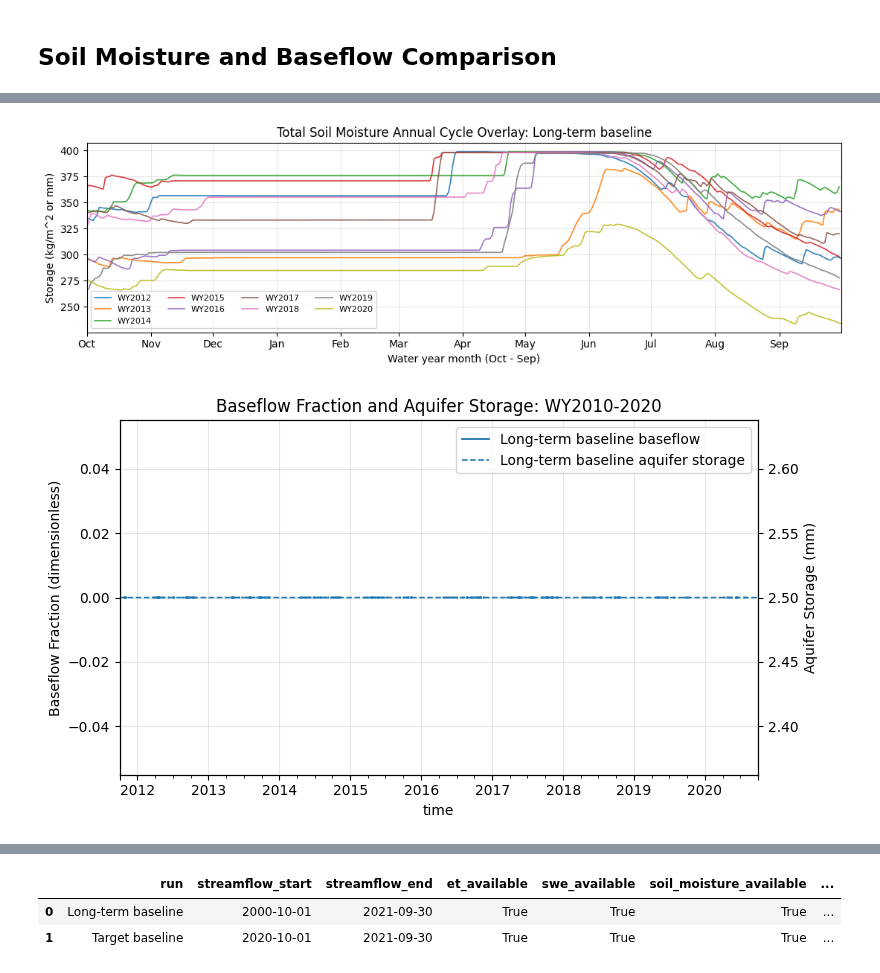
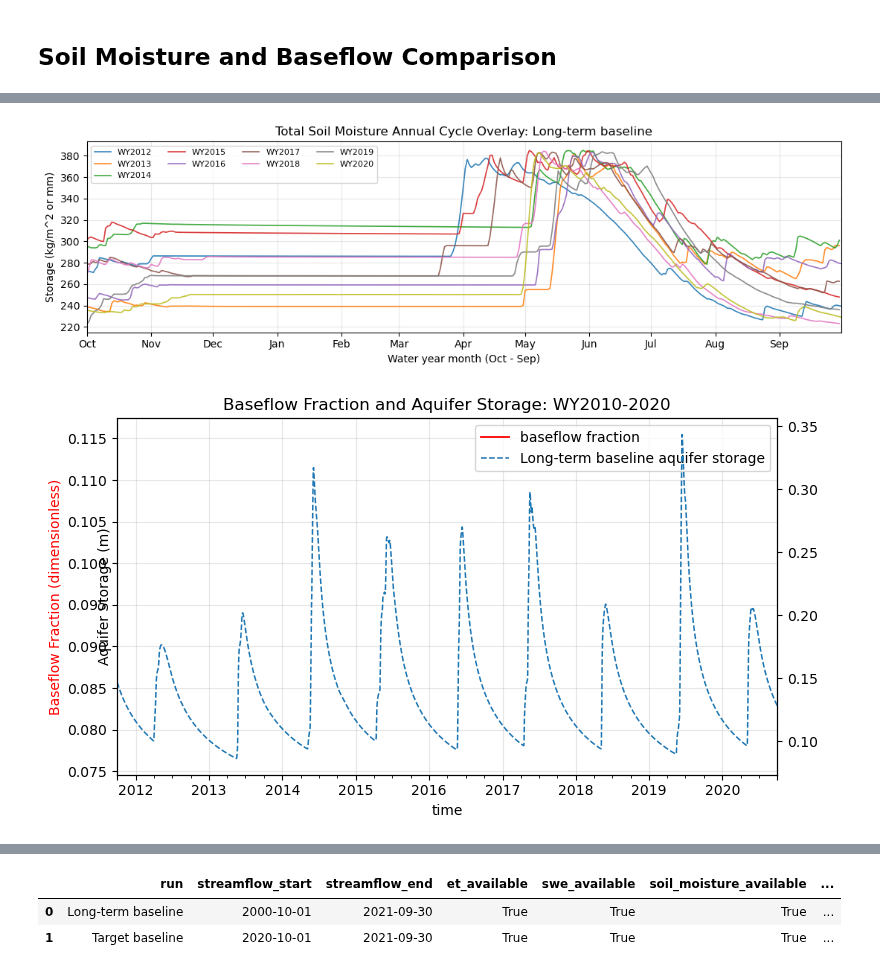
Before and after one commit to dlhogan97/CONFLUENCE-uwmtnhydro, a Jupyter notebook: ess-project/notebooks/Baseline_Run_Evaluation.ipynb, the cells around one changed output, grey strips where cells are left out. Saved outputs shown, nothing was run; the diff lists cells and outputs as text; code cells hidden in the pictures.

```diff
--- a/ess-project/notebooks/Baseline_Run_Evaluation.ipynb
+++ b/ess-project/notebooks/Baseline_Run_Evaluation.ipynb
@@ -45,8 +45,8 @@ Project root: /home/dlhogan/projects/forked-repos/CONFLUENCE-uwmtnhydro
 
 Set the config and experiment workspace first. If the baseline files are left as `None`, the notebook will try to detect them from the experiment directory.
 # %%
-EXPERIMENT_DIR = Path('/scratch/dlhogan/ess-project-data/domain_East_River_lumped/simulations/20260324_noXplict')
-CONFIG_PATH = EXPERIMENT_DIR / 'config_20260324_125227.yaml'
+EXPERIMENT_DIR = Path('/scratch/dlhogan/ess-project-data/domain_East_River_lumped/simulations/20260325_bigBuckt_rerun_from_20260325_115255')
+CONFIG_PATH = EXPERIMENT_DIR / 'config_20260325_174640.yaml'
 
 LONGTERM_BASELINE_FILE = None
 TARGET_BASELINE_FILE = None
@@ -964,7 +983,9 @@ for window in plot_windows:
 # create instant runoff value for comparison to baseflow to create fraction
 q_inst = ds_longterm['averageInstantRunoff'].squeeze().to_pandas()
 q_inst.index = pd.to_datetime(q_inst.index)
-q_inst = q_inst.resample('D').mean()
+q_inst = q_inst.resample('D').mean() * basin_area_m2
+
+soil_baseflow = ds_longterm['scalarSoilBaseflow'].squeeze().to_pandas() * 86400.0 * 1000.0
 # %%
 # Soil moisture annual-cycle overlays by water year (Oct 1 -> Sep 30).
 available_soil_runs = [
@@ -1026,37 +1047,37 @@ for window in plot_windows:
     ax2 = ax.twinx()
     baseflow_any = False
     storage_any = False
 
     for name in run_names_to_plot:
         bf = baseflow_daily.get(name)
         if bf is not None:
-            clipped_bf = clip_to_window(bf, start, end)
-            clipped_q_inst = clip_to_window(q_inst, start, end)
+            clipped_bf = clip_to_window(bf.resample('ME').mean(), start, end)
+            clipped_q_inst = clip_to_window(q_inst.resample('ME').mean(), start, end)
             if len(clipped_bf) > 0:
-                (clipped_bf / clipped_q_inst).plot(ax=ax, linewidth=1.3, label=f'{name} baseflow')
+                (clipped_bf / clipped_q_inst).plot(ax=ax, linewidth=1.3, label=f'baseflow fraction', color='red')
                 baseflow_any = True
 
         storage = aquifer_storage_daily.get(name)
         if storage is not None:
             clipped_storage = clip_to_window(storage, start, end)
             if len(clipped_storage) > 0:
                 clipped_storage.plot(ax=ax2, linewidth=1.1, linestyle='--', label=f'{name} aquifer storage')
                 storage_any = True
 
     ax.set_title(f'Baseflow Fraction and Aquifer Storage: {label}')
-    ax.set_ylabel('Baseflow Fraction (dimensionless)')
-    ax2.set_ylabel('Aquifer Storage (mm)')
+    ax.set_ylabel('Baseflow Fraction (dimensionless)', color='red')
+    ax2.set_ylabel('Aquifer Storage (m)')
     ax.grid(True, alpha=0.3)
 
     handles1, labels1 = ax.get_legend_handles_labels()
     handles2, labels2 = ax2.get_legend_handles_labels()
     if handles1 or handles2:
         ax.legend(handles1 + handles2, labels1 + labels2, loc='best')
     elif not baseflow_any and not storage_any:
         ax.text(0.5, 0.5, 'No baseflow or aquifer storage variables available', ha='center', va='center', transform=ax.transAxes)
 
     plt.tight_layout()
     plt.show()
 # %% [output]
-[figure, old version]
+[figure, new version]
-[figure, old version]
+[figure, new version]
```
Also changed, not shown: parts of 8 cells of this notebook, 6 other files.
